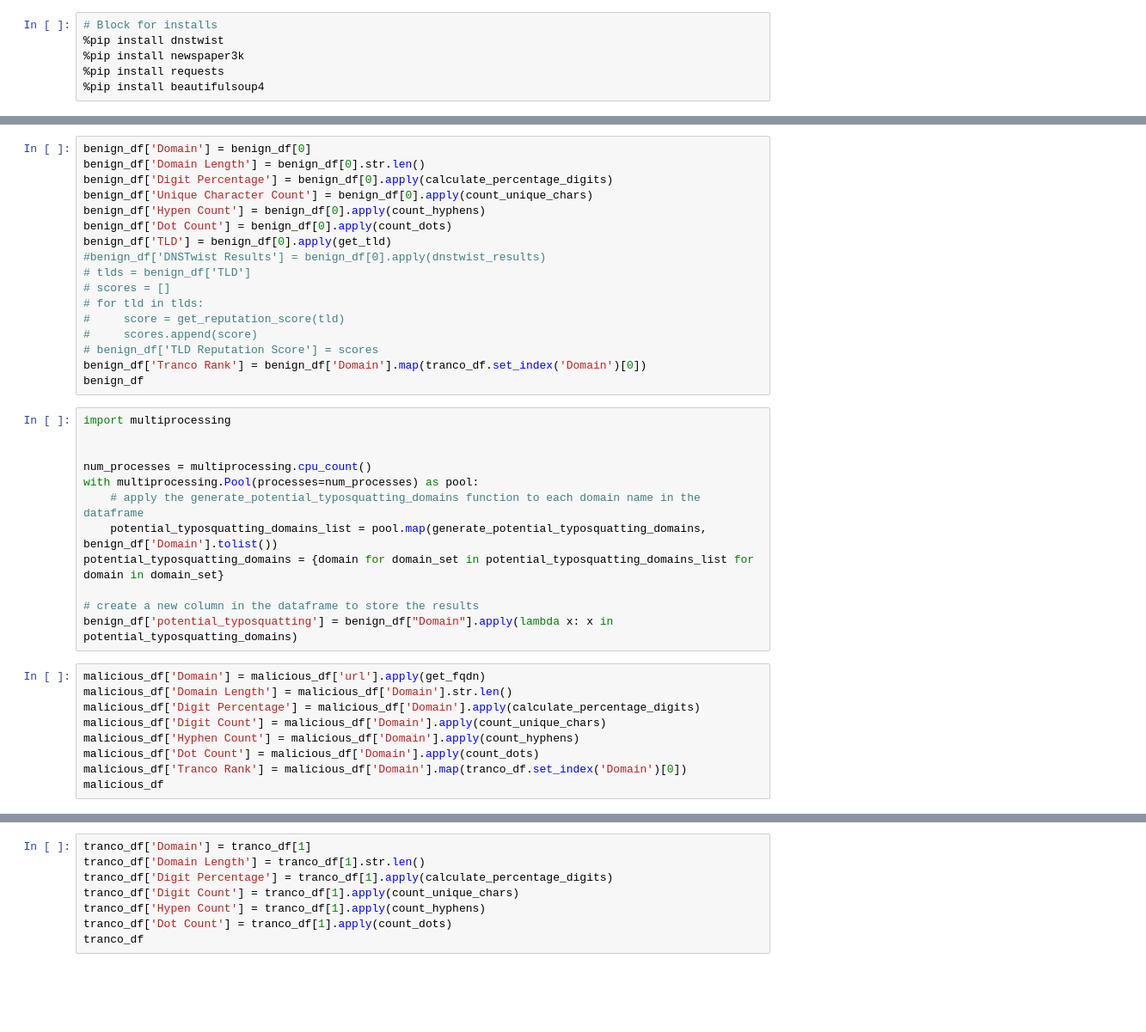
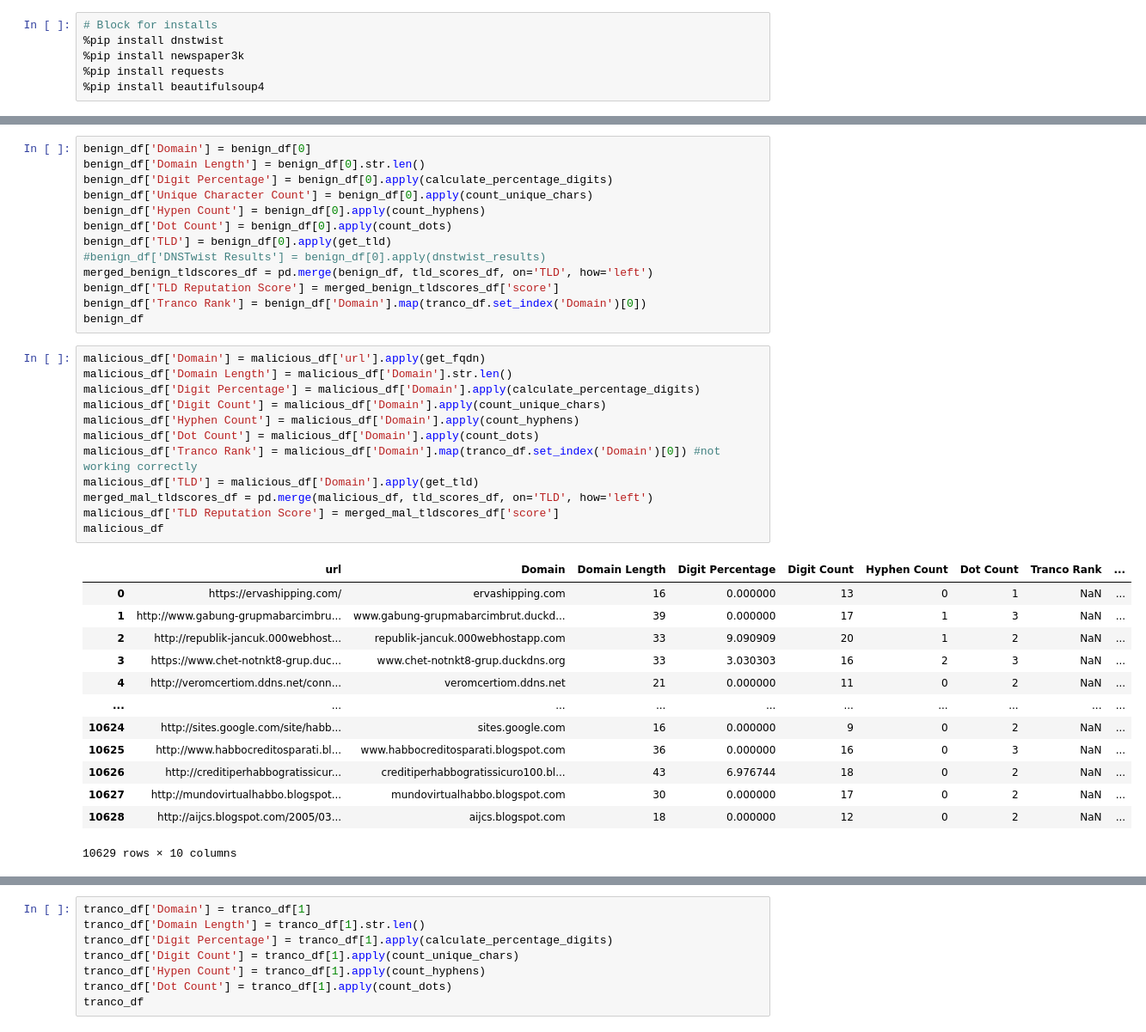
Before and after one commit to Lordishack1/Security-project, a Jupyter notebook: Final_Project.ipynb, the cells around one changed output, grey strips where cells are left out. Shown at 86% size. Saved outputs shown, nothing was run; the diff lists cells and outputs as text; blank space fills up the shorter version.

```diff
--- a/Final_Project.ipynb
+++ b/Final_Project.ipynb
@@ -85,35 +75,36 @@ benign_df['Hypen Count'] = benign_df[0].apply(count_hyphens)
 benign_df['Dot Count'] = benign_df[0].apply(count_dots)
 benign_df['TLD'] = benign_df[0].apply(get_tld)
 #benign_df['DNSTwist Results'] = benign_df[0].apply(dnstwist_results)
-# tlds = benign_df['TLD']
-# scores = []
-# for tld in tlds:
-#     score = get_reputation_score(tld)
-#     scores.append(score)
-# benign_df['TLD Reputation Score'] = scores
+merged_benign_tldscores_df = pd.merge(benign_df, tld_scores_df, on='TLD', how='left')
+benign_df['TLD Reputation Score'] = merged_benign_tldscores_df['score']
 benign_df['Tranco Rank'] = benign_df['Domain'].map(tranco_df.set_index('Domain')[0])
 benign_df
-# %%
-import multiprocessing
-
-
-num_processes = multiprocessing.cpu_count()
-with multiprocessing.Pool(processes=num_processes) as pool:
-    # apply the generate_potential_typosquatting_domains function to each domain name in the dataframe
-    potential_typosquatting_domains_list = pool.map(generate_potential_typosquatting_domains, benign_df['Domain'].tolist())
-potential_typosquatting_domains = {domain for domain_set in potential_typosquatting_domains_list for domain in domain_set}
-
-# create a new column in the dataframe to store the results
-benign_df['potential_typosquatting'] = benign_df["Domain"].apply(lambda x: x in potential_typosquatting_domains)
 # %%
 malicious_df['Domain'] = malicious_df['url'].apply(get_fqdn)
 malicious_df['Domain Length'] = malicious_df['Domain'].str.len()
 malicious_df['Digit Percentage'] = malicious_df['Domain'].apply(calculate_percentage_digits)
 malicious_df['Digit Count'] = malicious_df['Domain'].apply(count_unique_chars)
 malicious_df['Hyphen Count'] = malicious_df['Domain'].apply(count_hyphens)
 malicious_df['Dot Count'] = malicious_df['Domain'].apply(count_dots)
-malicious_df['Tranco Rank'] = malicious_df['Domain'].map(tranco_df.set_index('Domain')[0])
+malicious_df['Tranco Rank'] = malicious_df['Domain'].map(tranco_df.set_index('Domain')[0]) #not working correctly
+malicious_df['TLD'] = malicious_df['Domain'].apply(get_tld)
+merged_mal_tldscores_df = pd.merge(malicious_df, tld_scores_df, on='TLD', how='left')
+malicious_df['TLD Reputation Score'] = merged_mal_tldscores_df['score']
 malicious_df
+# %% [output]
+|  | url | Domain | Domain Length | Digit Percentage | Digit Count | Hyphen Count | Dot Count | Tranco Rank | ... |
+| 0 | https://ervashipping.com/ | ervashipping.com | 16 | 0.000000 | 13 | 0 | 1 | NaN | ... |
+| 1 | http://www.gabung-grupmabarcimbru... | www.gabung-grupmabarcimbrut.duckd... | 39 | 0.000000 | 17 | 1 | 3 | NaN | ... |
+| 2 | http://republik-jancuk.000webhost... | republik-jancuk.000webhostapp.com | 33 | 9.090909 | 20 | 1 | 2 | NaN | ... |
+| 3 | https://www.chet-notnkt8-grup.duc... | www.chet-notnkt8-grup.duckdns.org | 33 | 3.030303 | 16 | 2 | 3 | NaN | ... |
+| 4 | http://veromcertiom.ddns.net/conn... | veromcertiom.ddns.net | 21 | 0.000000 | 11 | 0 | 2 | NaN | ... |
+| ... | ... | ... | ... | ... | ... | ... | ... | ... | ... |
+| 10624 | http://sites.google.com/site/habb... | sites.google.com | 16 | 0.000000 | 9 | 0 | 2 | NaN | ... |
+| 10625 | http://www.habbocreditosparati.bl... | www.habbocreditosparati.blogspot.com | 36 | 0.000000 | 16 | 0 | 3 | NaN | ... |
+| 10626 | http://creditiperhabbogratissicur... | creditiperhabbogratissicuro100.bl... | 43 | 6.976744 | 18 | 0 | 2 | NaN | ... |
+| 10627 | http://mundovirtualhabbo.blogspot... | mundovirtualhabbo.blogspot.com | 30 | 0.000000 | 17 | 0 | 2 | NaN | ... |
+| 10628 | http://aijcs.blogspot.com/2005/03... | aijcs.blogspot.com | 18 | 0.000000 | 12 | 0 | 2 | NaN | ... |
+10629 rows × 10 columns
 # %%
 
 mixed_df['Domain'] = mixed_df[0]
```
Also changed, not shown: parts of 4 cells of this notebook.
